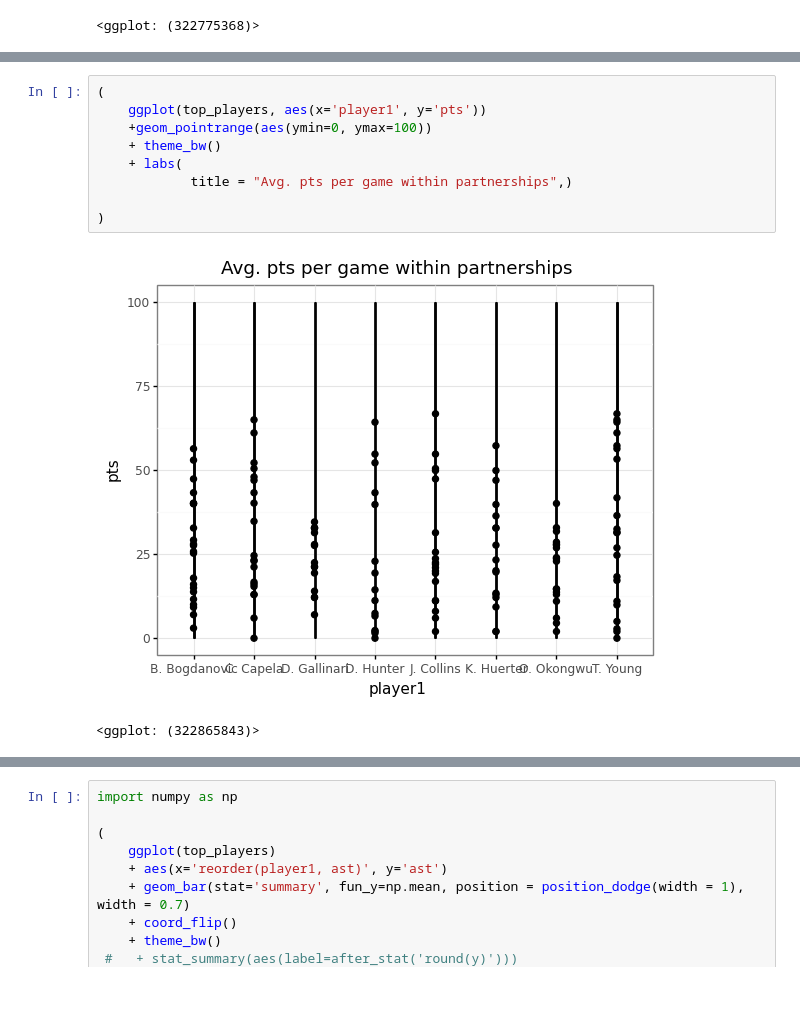
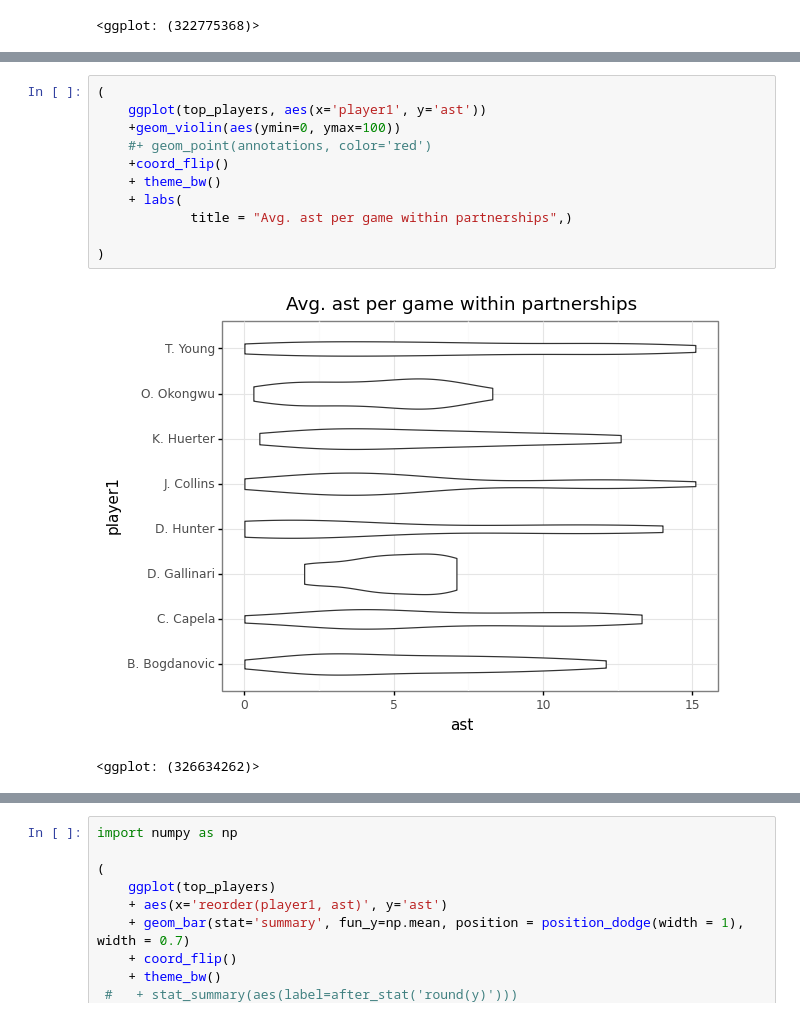
Before and after one commit to jessieblaeser/Trae-Young-Impact, a Jupyter notebook: analysis/Assessing lineups, 2021-22 season.ipynb, the cells around one changed output, grey strips where cells are left out. Cells and saved outputs as stored; diff of their text form.

Commit message:
Update images
Updating images with annotations in notebooks and adding to viz folder

```diff
--- a/analysis/Assessing lineups, 2021-22 season.ipynb
+++ b/analysis/Assessing lineups, 2021-22 season.ipynb
@@ -510,12 +529,14 @@ top_players = df[(df.player1.str.contains('Young'))\
 # %%
 (
-    ggplot(top_players, aes(x='player1', y='pts'))
-    +geom_pointrange(aes(ymin=0, ymax=100))
+    ggplot(top_players, aes(x='player1', y='ast'))
+    +geom_violin(aes(ymin=0, ymax=100))
+    #+ geom_point(annotations, color='red')
+    +coord_flip()
     + theme_bw()
     + labs(
-            title = "Avg. pts per game within partnerships",)
+            title = "Avg. ast per game within partnerships",)
 
 )
 # %% [output]
-[figure, old version]
+[figure, new version]
-<ggplot: (322865843)>
+<ggplot: (326634262)>
```
Also changed, not shown: parts of 13 cells of this notebook, 7 other files.
